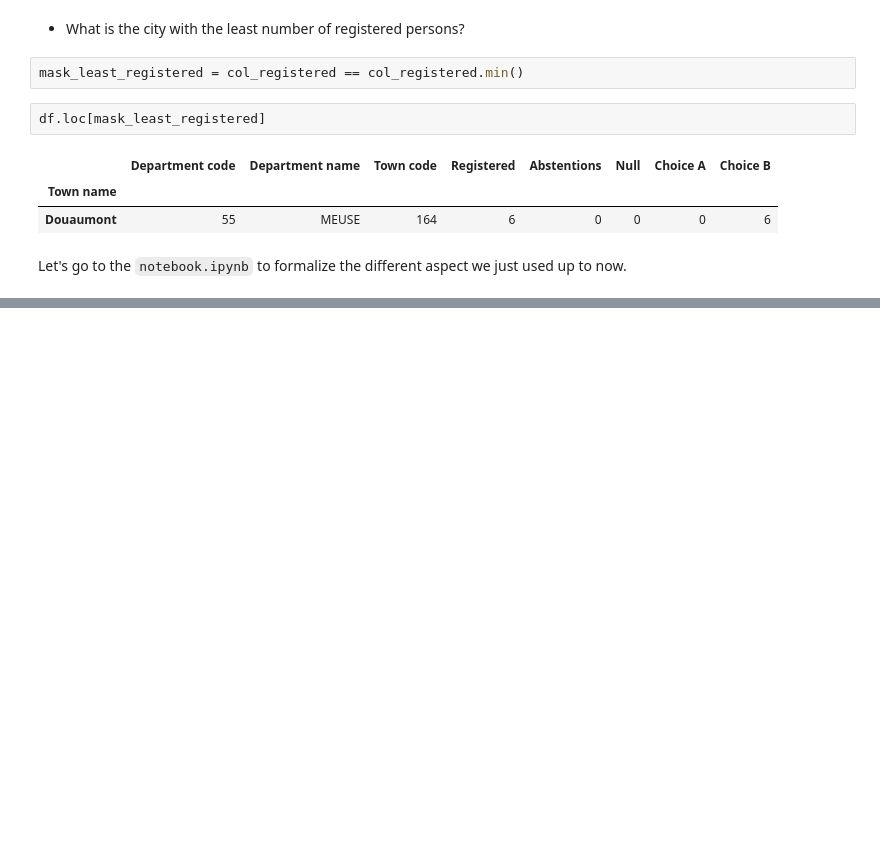
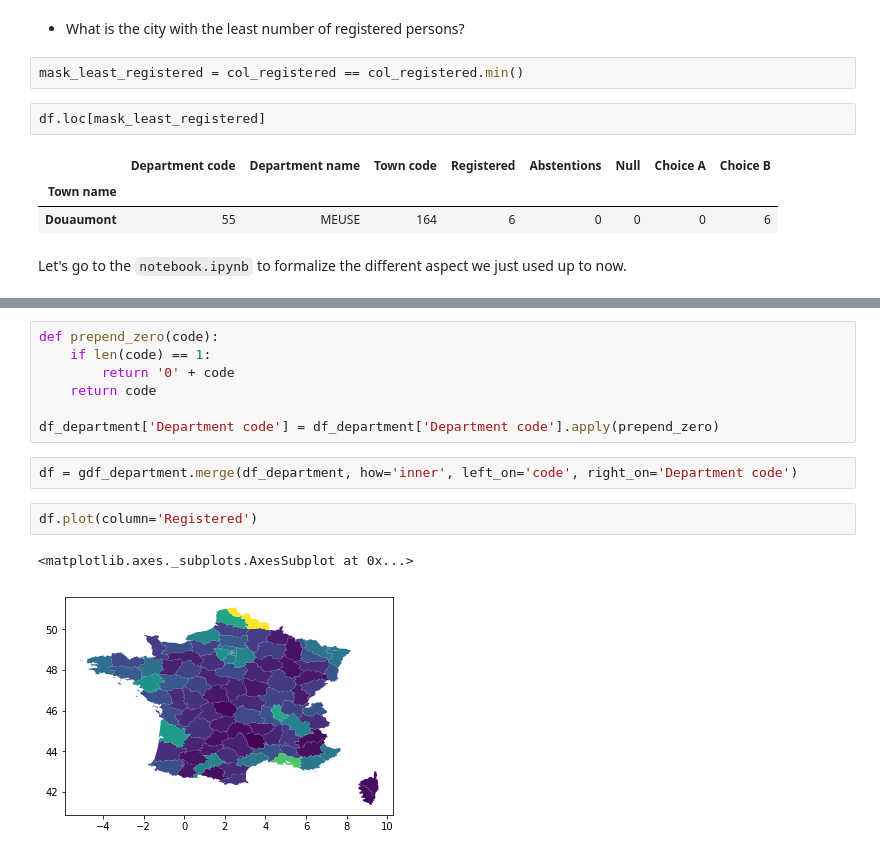
Before and after one commit to glemaitre/x_exed_03_2019, a Jupyter notebook: 02_pandas/use_case.ipynb, the cells around one changed output, grey strips where cells are left out. Drawn from its saved outputs; the diff is of its cells as text; blank space fills up the shorter version.

```diff
--- a/02_pandas/use_case.ipynb
+++ b/02_pandas/use_case.ipynb
@@ -145,0 +221,14 @@ Let's go to the `notebook.ipynb` to formalize the different aspect we just used
+# %%
+def prepend_zero(code):
+    if len(code) == 1:
+        return '0' + code
+    return code
+
+df_department['Department code'] = df_department['Department code'].apply(prepend_zero)
+# %%
+df = gdf_department.merge(df_department, how='inner', left_on='code', right_on='Department code')
+# %%
+df.plot(column='Registered')
+# %% [output]
+<matplotlib.axes._subplots.AxesSubplot at 0x...>
+[figure, added]
```
Also changed, not shown: parts of 22 cells of this notebook, 1 other file.
